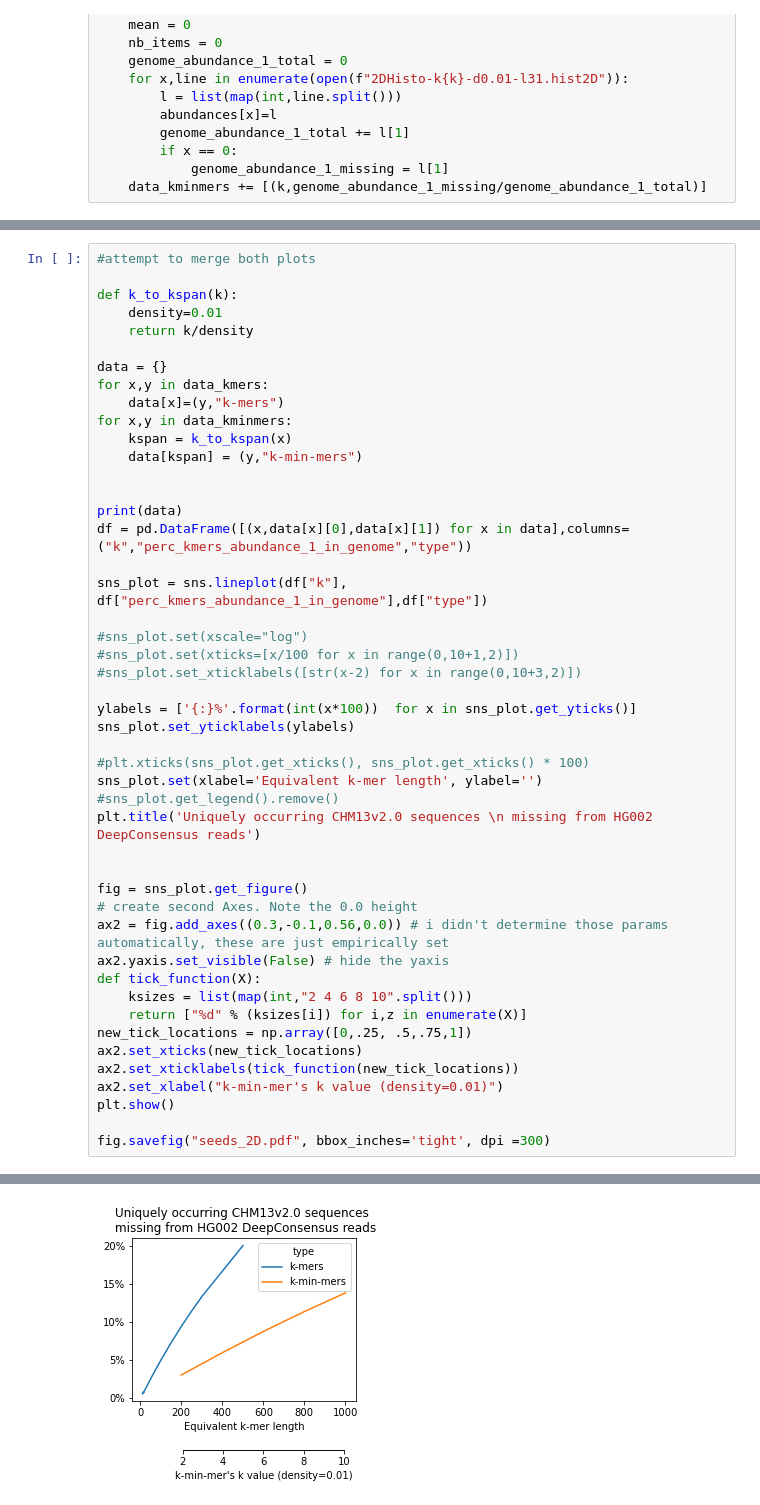
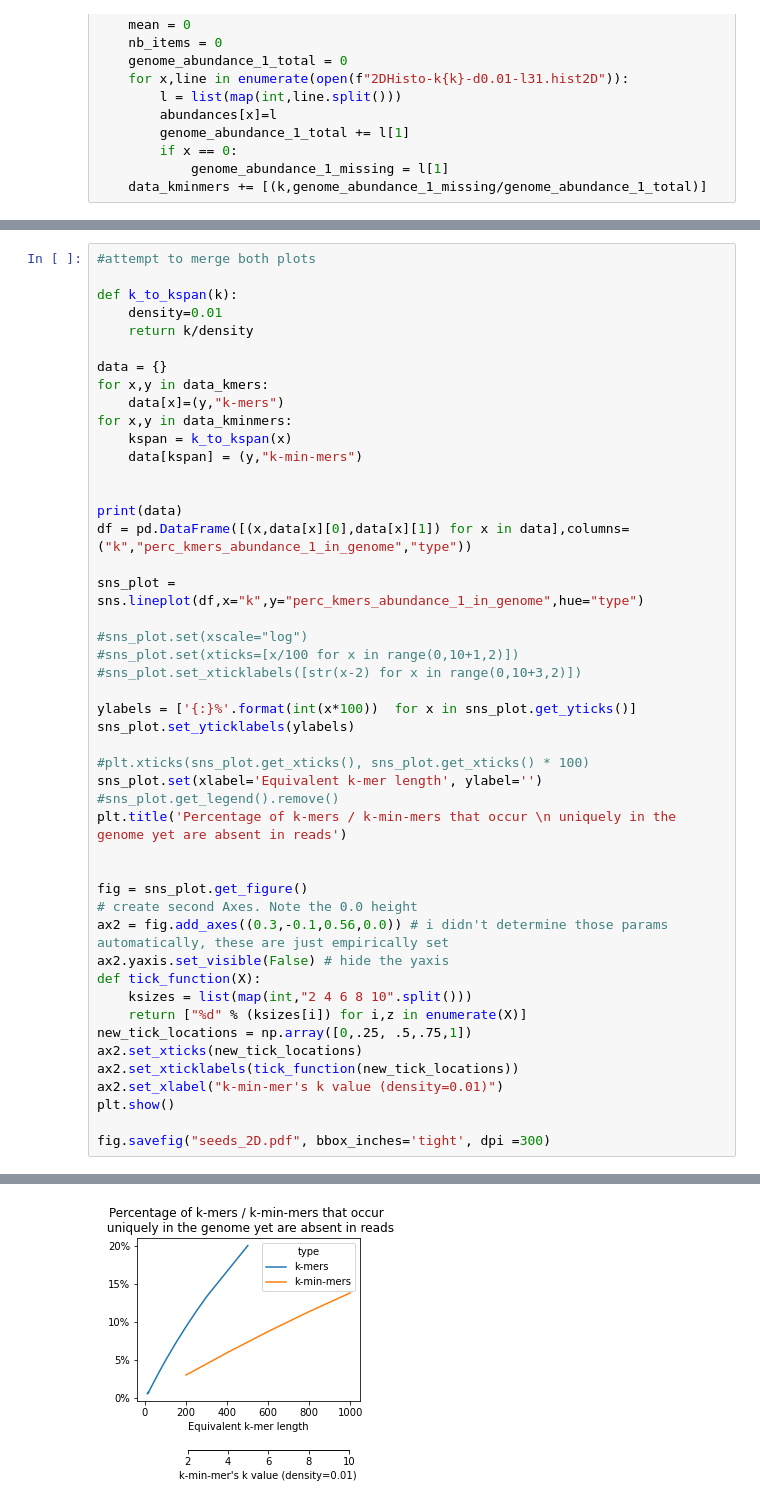
Before and after one commit to ekimb/mapquik, a Jupyter notebook: experiments/figure-seeds/figure-2D-DC-chm13v2.ipynb, the cells around one changed output, grey strips where cells are left out. Saved outputs shown, nothing was run; the diff lists cells and outputs as text.

Commit message:
updated figures

```diff
--- a/experiments/figure-seeds/figure-2D-DC-chm13v2.ipynb
+++ b/experiments/figure-seeds/figure-2D-DC-chm13v2.ipynb
@@ -126,35 +141,35 @@ for x,y in data_kminmers:
 print(data)
 df = pd.DataFrame([(x,data[x][0],data[x][1]) for x in data],columns=("k","perc_kmers_abundance_1_in_genome","type"))
 
-sns_plot = sns.lineplot(df["k"], df["perc_kmers_abundance_1_in_genome"],df["type"])
+sns_plot = sns.lineplot(df,x="k",y="perc_kmers_abundance_1_in_genome",hue="type")
 
 #sns_plot.set(xscale="log")
 #sns_plot.set(xticks=[x/100 for x in range(0,10+1,2)])
 #sns_plot.set_xticklabels([str(x-2) for x in range(0,10+3,2)])
 
 ylabels = ['{:}%'.format(int(x*100))  for x in sns_plot.get_yticks()]
 sns_plot.set_yticklabels(ylabels)
 
 #plt.xticks(sns_plot.get_xticks(), sns_plot.get_xticks() * 100)
 sns_plot.set(xlabel='Equivalent k-mer length', ylabel='')
 #sns_plot.get_legend().remove()
-plt.title('Uniquely occurring CHM13v2.0 sequences \n missing from HG002 DeepConsensus reads')
+plt.title('Percentage of k-mers / k-min-mers that occur \n uniquely in the genome yet are absent in reads')
 
 
 fig = sns_plot.get_figure()
 # create second Axes. Note the 0.0 height
 ax2 = fig.add_axes((0.3,-0.1,0.56,0.0)) # i didn't determine those params automatically, these are just empirically set
 ax2.yaxis.set_visible(False) # hide the yaxis
 def tick_function(X):
     ksizes = list(map(int,"2 4 6 8 10".split()))
     return ["%d" % (ksizes[i]) for i,z in enumerate(X)]
 new_tick_locations = np.array([0,.25, .5,.75,1])
 ax2.set_xticks(new_tick_locations)
 ax2.set_xticklabels(tick_function(new_tick_locations))
 ax2.set_xlabel("k-min-mer's k value (density=0.01)")
 plt.show()
 
 fig.savefig("seeds_2D.pdf", bbox_inches='tight', dpi =300)
 # %% [output]
 {11: (0.005405405405405406, 'k-mers'), 13: (0.006481908164081393, 'k-mers'), 15: (0.0076605748034179865, 'k-mers'), 17: (0.006625045783399147, 'k-mers'), 19: (0.008242296202585599, 'k-mers'), 21: (0.0 ...
-[figure, old version]
+[figure, new version]
```
Also changed, not shown: parts of 2 cells of this notebook, 8 other files.
